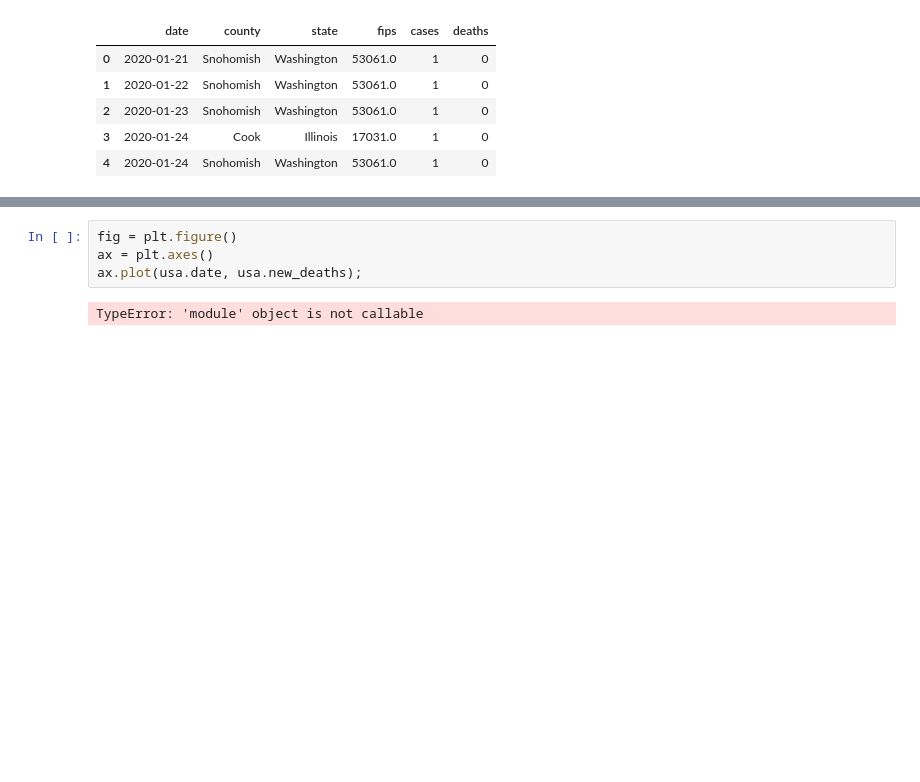
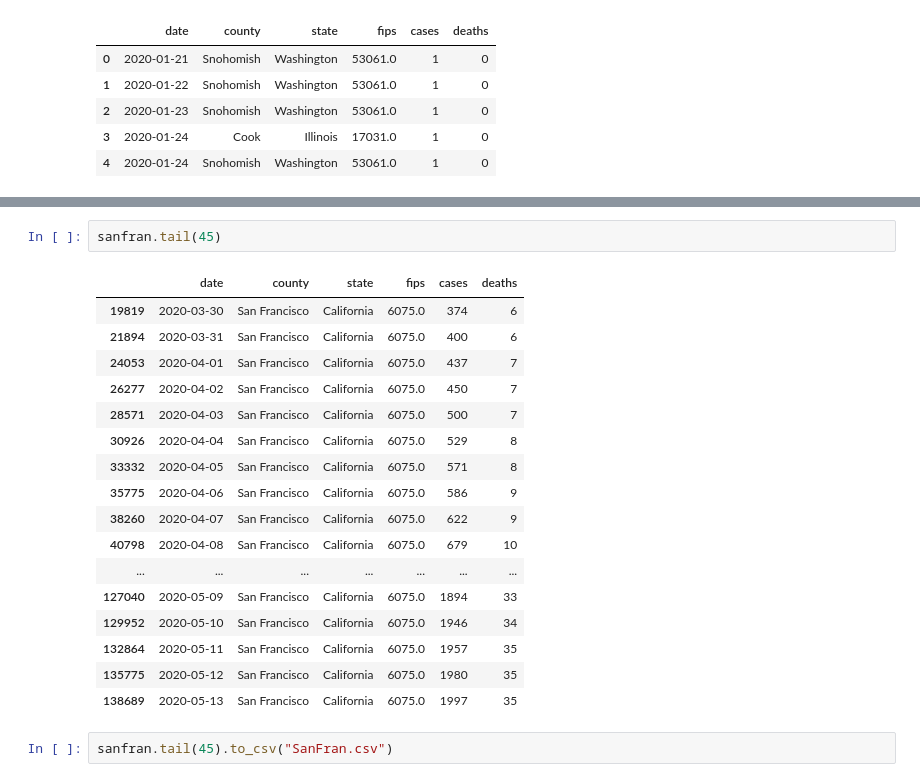
Before and after one commit to ArthurConner/refreshment, a Jupyter notebook: nbs/covidDS.ipynb, the cells around one changed output, grey strips where cells are left out. Saved outputs shown, nothing was run; the diff lists cells and outputs as text; blank space fills up the shorter version.

```diff
--- a/nbs/covidDS.ipynb
+++ b/nbs/covidDS.ipynb
@@ -78,6 +73,22 @@ sanfran.deaths.plot()
-# %%
-fig = plt.figure()
-ax = plt.axes()
-ax.plot(usa.date, usa.new_deaths);
-# %% [output]
-TypeError: 'module' object is not callable
+# %%
+sanfran.tail(45)
+# %% [output]
+|  | date | county | state | fips | cases | deaths |
+| 19819 | 2020-03-30 | San Francisco | California | 6075.0 | 374 | 6 |
+| 21894 | 2020-03-31 | San Francisco | California | 6075.0 | 400 | 6 |
+| 24053 | 2020-04-01 | San Francisco | California | 6075.0 | 437 | 7 |
+| 26277 | 2020-04-02 | San Francisco | California | 6075.0 | 450 | 7 |
+| 28571 | 2020-04-03 | San Francisco | California | 6075.0 | 500 | 7 |
+| 30926 | 2020-04-04 | San Francisco | California | 6075.0 | 529 | 8 |
+| 33332 | 2020-04-05 | San Francisco | California | 6075.0 | 571 | 8 |
+| 35775 | 2020-04-06 | San Francisco | California | 6075.0 | 586 | 9 |
+| 38260 | 2020-04-07 | San Francisco | California | 6075.0 | 622 | 9 |
+| 40798 | 2020-04-08 | San Francisco | California | 6075.0 | 679 | 10 |
+| ... | ... | ... | ... | ... | ... | ... |
+| 127040 | 2020-05-09 | San Francisco | California | 6075.0 | 1894 | 33 |
+| 129952 | 2020-05-10 | San Francisco | California | 6075.0 | 1946 | 34 |
+| 132864 | 2020-05-11 | San Francisco | California | 6075.0 | 1957 | 35 |
+| 135775 | 2020-05-12 | San Francisco | California | 6075.0 | 1980 | 35 |
+| 138689 | 2020-05-13 | San Francisco | California | 6075.0 | 1997 | 35 |
+# %%
+sanfran.tail(45).to_csv("SanFran.csv")
```
Also changed, not shown: parts of 5 cells of this notebook, 17 other files.
